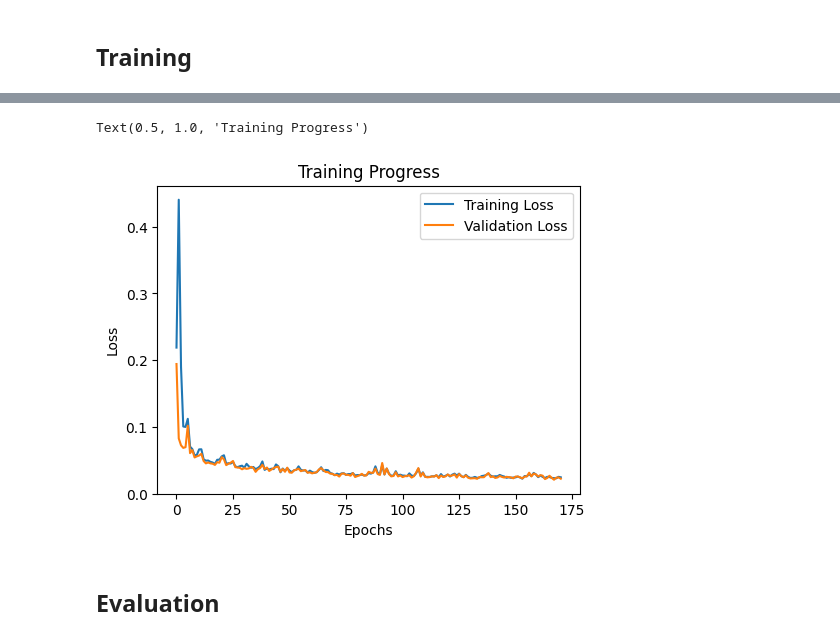
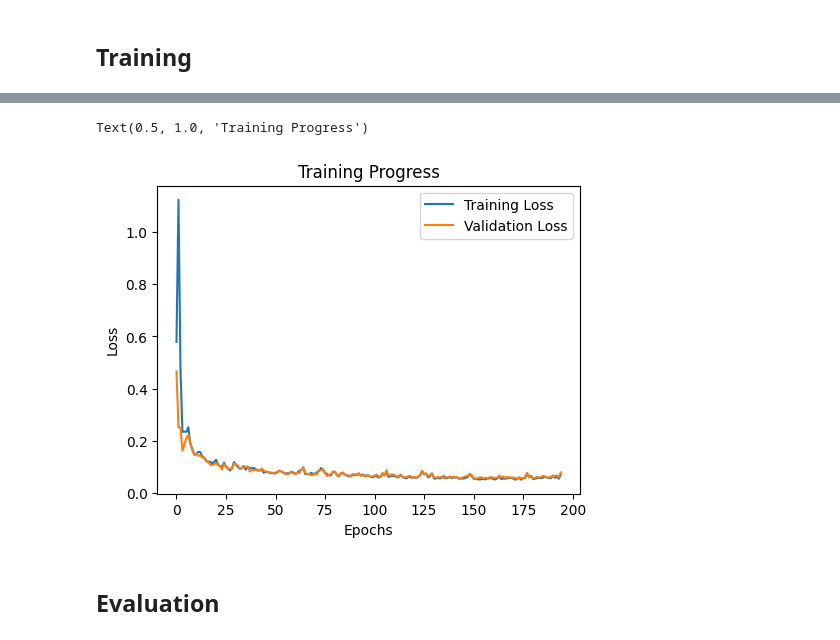
Before and after one commit to samrauh/dlss-project, a Jupyter notebook: model/multimodal_newtwork_gini_as_predictor.ipynb, the cells around one changed output, grey strips where cells are left out. Cells and saved outputs as stored; diff of their text form; code cells hidden in the pictures.

```diff
--- a/model/multimodal_newtwork_gini_as_predictor.ipynb
+++ b/model/multimodal_newtwork_gini_as_predictor.ipynb
@@ -565,18 +636,21 @@ class MultiModalGNNModel(nn.Module):
 ## Training Setup
 # %%
 class EarlyStopping:
-    def __init__(self, patience=25, min_delta=0.0001, path='checkpoint.pt'):
+    def __init__(self, patience=25, min_delta=0.0001, path='checkpoint.pt', printing=True):
         self.patience = patience
         self.min_delta = min_delta
         self.counter = 0
         self.best_loss = None
         self.early_stop = False
         self.path = path  # Path to save the best model
+        self.printing = printing
 
         # remove model if path already exists
         if os.path.exists(path):
           os.remove(path)
-          print(f"Removing existing model at: {path}")
+
+          if self.printing:
+            print(f"Removing existing model at: {path}")
 
     def __call__(self, val_loss, model):
         if self.best_loss is None:
@@ -595,10 +669,11 @@ class EarlyStopping:
     def save_checkpoint(self, val_loss, model):
         '''Saves model when validation loss decrease.'''
         torch.save(model.state_dict(), self.path)
-        print(f'Validation loss decreased ({self.best_loss:.6f} --> {val_loss:.6f}).  Saving model ...')
+        if self.printing:
+            print(f'Validation loss decreased ({self.best_loss:.6f} --> {val_loss:.6f}).  Saving model ...')
 
 
-def train_gnn(epochs, model, optimizer, criterion, dataloader, early_stopper):
+def train_gnn(epochs, model, optimizer, criterion, dataloader, early_stopper, printing=True):
     # Make sure device is defined
     device = torch.device('cuda' if torch.cuda.is_available() else 'cpu')
 
@@ -610,7 +685,8 @@ def train_gnn(epochs, model, optimizer, criterion, dataloader, early_stopper):
     train_losses = []
     val_losses = []
 
-    print("Starting training...")
+    if printing:
+        print("Starting training...")
 
     for epoch in range(epochs):
         model.train()
@@ -658,12 +734,14 @@ def train_gnn(epochs, model, optimizer, criterion, dataloader, early_stopper):
         train_losses.append(avg_train_loss)
         val_losses.append(avg_val_loss)
 
-        print(f'Epoch: {epoch+1}, Training Loss: {train_loss.item():.4f}, Validation Loss: {val_loss.item():.4f}')
+        if printing:
+            print(f'Epoch: {epoch+1}, Training Loss: {train_loss.item():.4f}, Validation Loss: {val_loss.item():.4f}')
 
         # Early stopping
         early_stopper(val_loss, model)
         if early_stopper.early_stop:
-            print("Early stopping triggered.")
+            if printing:
+                print(f'Early stopping at epoch {epoch+1} with validation loss {val_loss.item():.4f}')
             break
 
     # Load the best model weights
@@ -721,7 +799,7 @@ gan_model = MultiModalGNNModel(
 gan_model = gan_model.to(device)
 
 # criterion for regression task
-criterion = nn.L1Loss()
+criterion = MeanAbsolutePercentageError().to(device)
 
 # Fix 7: Better optimizer settings for this problem
 optimizer = optim.Adam(gan_model.parameters(), lr=params['lr'], weight_decay=params['weight_decay'])  # Lower LR and weight decay
@@ -762,6 +840,6 @@ Epoch: 171, Training Loss: 0.0194, Validation Loss: 0.0171
 Early stopping triggered.
 Text(0.5, 1.0, 'Training Progress')
-[figure, old version]
+[figure, new version]
 # %% [markdown]
 ## Evaluation
 # %%
```
Also changed, not shown: parts of 12 cells of this notebook, 1 other file.
